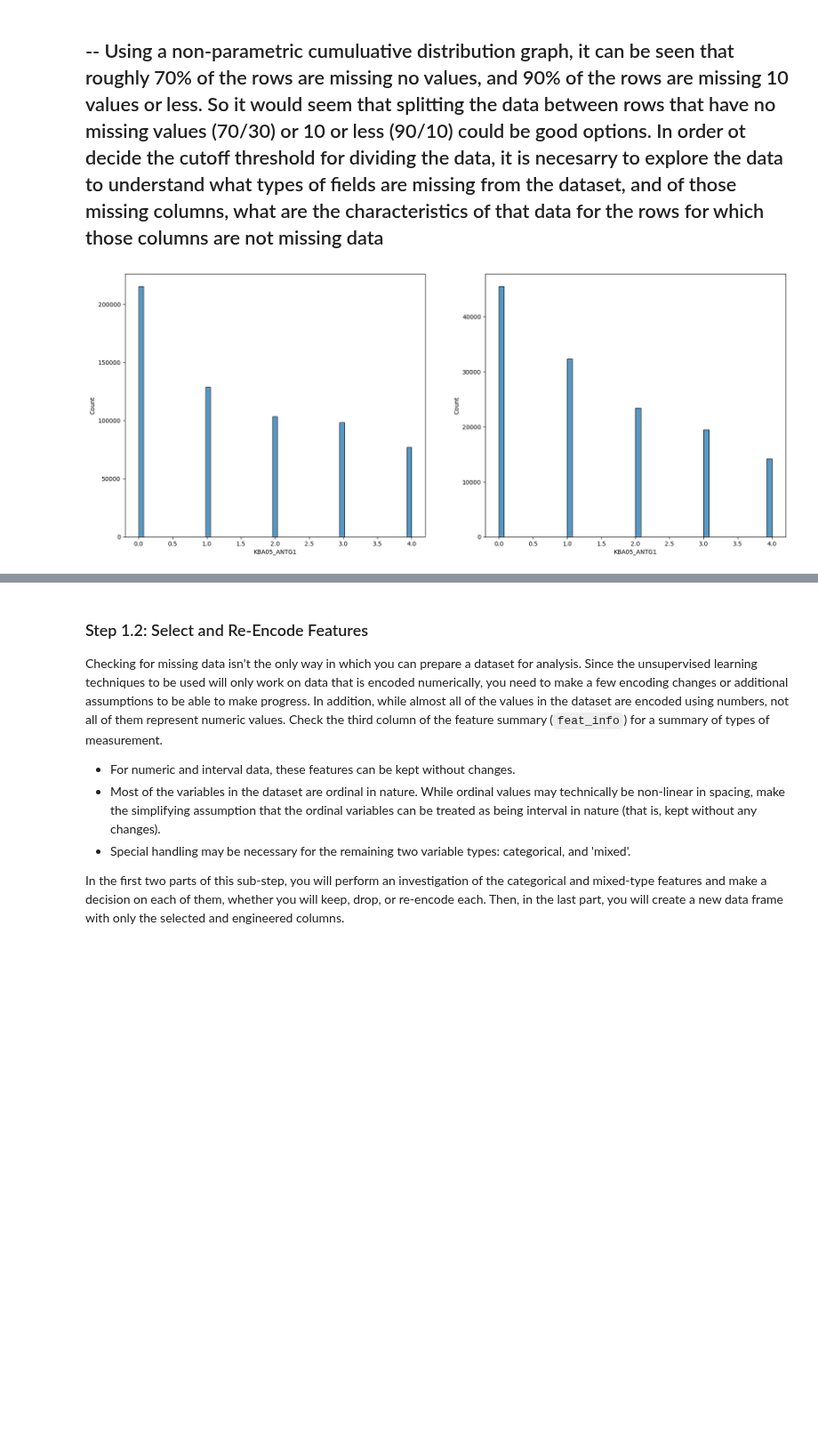
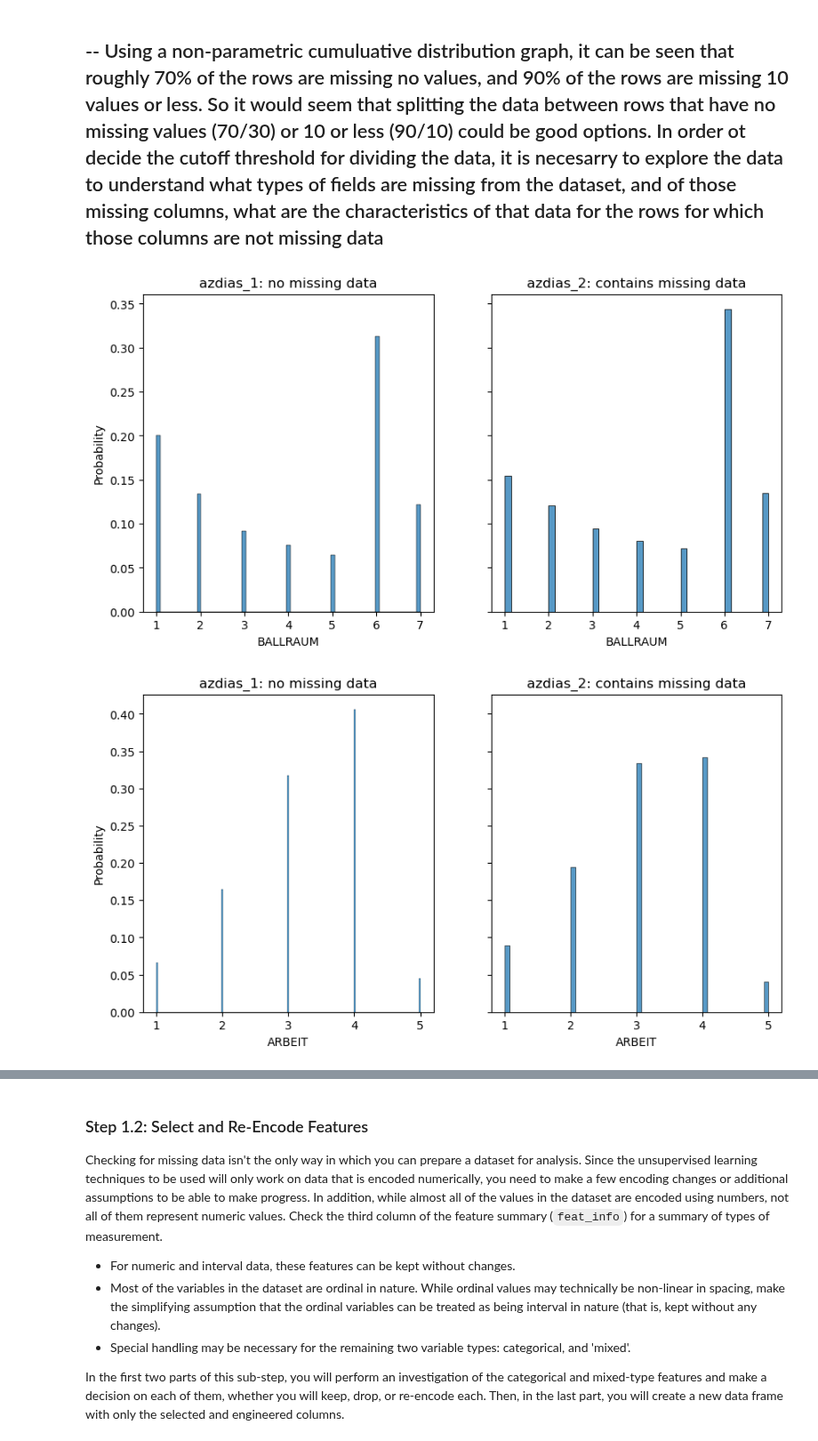
Before and after one commit to charlesbeacham/unsupervised_udacity, a Jupyter notebook: Identify_Customer_Segments.ipynb, the cells around one changed output, grey strips where cells are left out. Shown at 89% size. Drawn from its saved outputs; the diff is of its cells as text; code cells hidden in the pictures; blank space fills up the shorter version.

Commit message:
compare missing data

```diff
--- a/Identify_Customer_Segments.ipynb
+++ b/Identify_Customer_Segments.ipynb
@@ -274,10 +274,14 @@ columns_with_missing_data = azdias.columns[azdias.isnull().any()]
 # select 5 columns at random which have missing values above the threshold to compare the distributions between the two subsets
 random_missing_columns = rng.integers(0, len(columns_with_missing_data), size=5) # calculate a random array
 random_columns = columns_with_missing_data[random_missing_columns] # get the columns based on the random values
-# %%
-fig, axs = plt.subplots(1, 2, figsize=(20, 8));
-
-sns.histplot(data=azdias_1, x=random_columns[1], ax=axs[0]);
-sns.histplot(data=azdias_2, x=random_columns[1], ax=axs[1]);
-# %% [output]
-[figure, removed]
+# %%
+# plot the 5 columns distributions to compare the distribution of values between the dataset with no missing values vs. the dataset with missing values
+for rand_column in random_columns:
+    fig, axs = plt.subplots(1, 2, figsize=(10, 5), sharey=True, sharex=True);
+    sns.histplot(data=azdias_1, x=rand_column, ax=axs[0], stat='probability');
+    sns.histplot(data=azdias_2, x=rand_column, ax=axs[1], stat='probability');
+    axs[0].set_title('azdias_1: no missing data')
+    axs[1].set_title('azdias_2: contains missing data')
+# %% [output]
+[figure, added]
+[figure, added]
```
Also changed, not shown: parts of 2 cells of this notebook.
